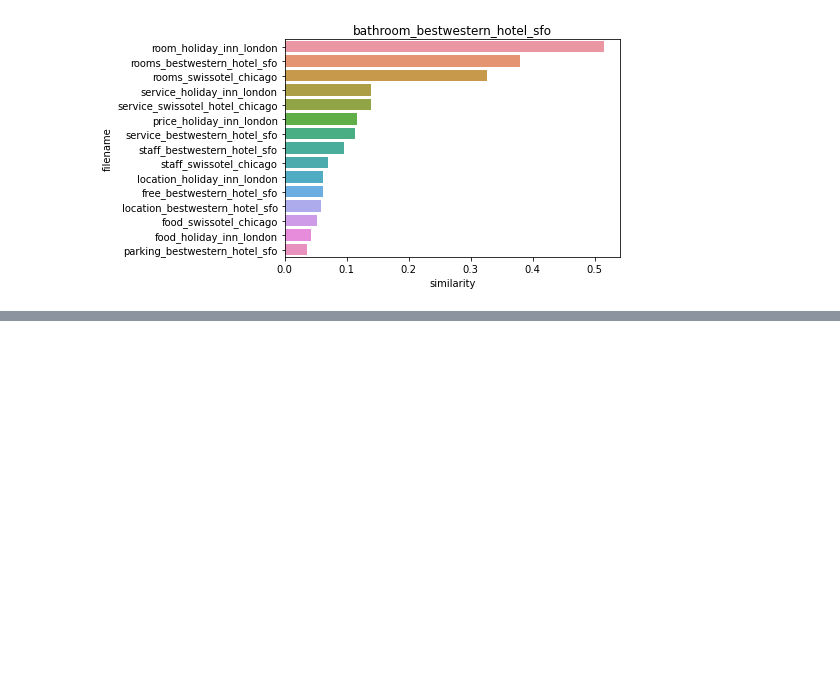
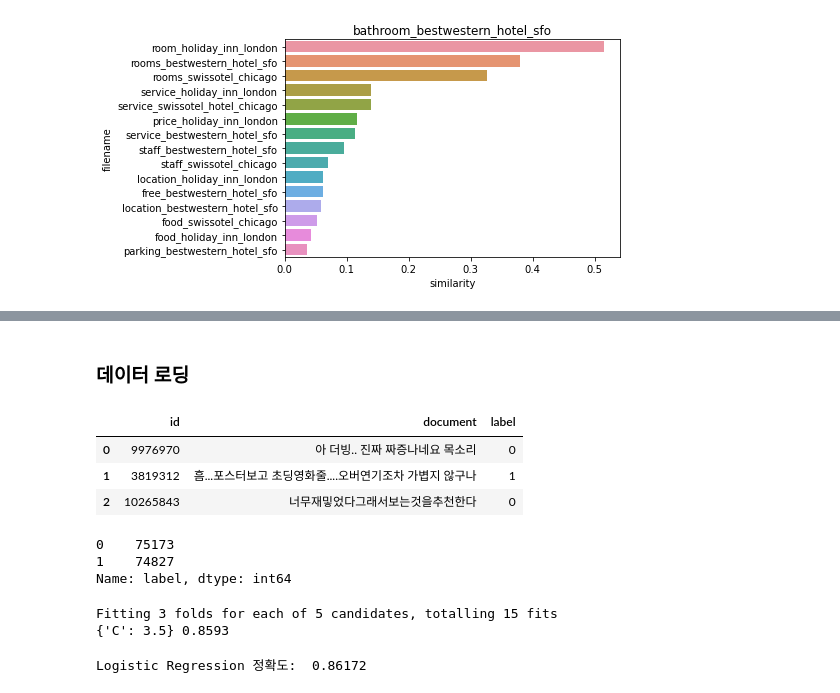
Before and after one commit to sum-k/data_analysis_study, a Jupyter notebook: machine learning/Chapter 8. 텍스트 분석.ipynb, the cells around one changed output, grey strips where cells are left out. Drawn from its saved outputs; the diff is of its cells as text; code cells hidden in the pictures; blank space fills up the shorter version.

```diff
--- a/machine learning/Chapter 8. 텍스트 분석.ipynb
+++ b/machine learning/Chapter 8. 텍스트 분석.ipynb
@@ -1313,0 +1334,20 @@ fig1.savefig('p553_hotel.tif', format='tif', dpi=300, bbox_inches='tight')
+# %% [markdown]
+### 데이터 로딩
+# %%
+import pandas as pd
+
+train_df = pd.read_csv('ratings_train.txt', sep='\t')
+train_df.head(3)
+# %% [output]
+|  | id | document | label |
+| 0 | 9976970 | 아 더빙.. 진짜 짜증나네요 목소리 | 0 |
+| 1 | 3819312 | 흠...포스터보고 초딩영화줄....오버연기조차 가볍지 않구나 | 1 |
+| 2 | 10265843 | 너무재밓었다그래서보는것을추천한다 | 0 |
+# %%
+train_df['label'].value_counts( )
+
+# 균등한 분포
+# %% [output]
+0    75173
+1    74827
+Name: label, dtype: int64
@@ -1313,0 +1388,25 @@ fig1.savefig('p553_hotel.tif', format='tif', dpi=300, bbox_inches='tight')
+# %%
+# Logistic Regression 을 이용하여 감성 분석 Classification 수행.
+lg_clf = LogisticRegression(random_state=0, solver='liblinear')
+
+# Parameter C 최적화를 위해 GridSearchCV 를 이용.
+params = { 'C': [1 ,3.5, 4.5, 5.5, 10 ] }
+grid_cv = GridSearchCV(lg_clf , param_grid=params , cv=3 ,scoring='accuracy', verbose=1 )
+grid_cv.fit(tfidf_matrix_train , train_df['label'] )
+print(grid_cv.best_params_ , round(grid_cv.best_score_,4))
+# %% [output]
+Fitting 3 folds for each of 5 candidates, totalling 15 fits
+{'C': 3.5} 0.8593
+# %%
+from sklearn.metrics import accuracy_score
+
+# 학습 데이터를 적용한 TfidfVectorizer를 이용하여 테스트 데이터를 TF-IDF 값으로 Feature 변환함.
+tfidf_matrix_test = tfidf_vect.transform(test_df['document'])
+
+# classifier 는 GridSearchCV에서 최적 파라미터로 학습된 classifier를 그대로 이용
+best_estimator = grid_cv.best_estimator_
+preds = best_estimator.predict(tfidf_matrix_test)
+
+print('Logistic Regression 정확도: ',accuracy_score(test_df['label'],preds))
+# %% [output]
+Logistic Regression 정확도:  0.86172
```
Also changed, not shown: parts of 31 cells of this notebook, 1 other file.
